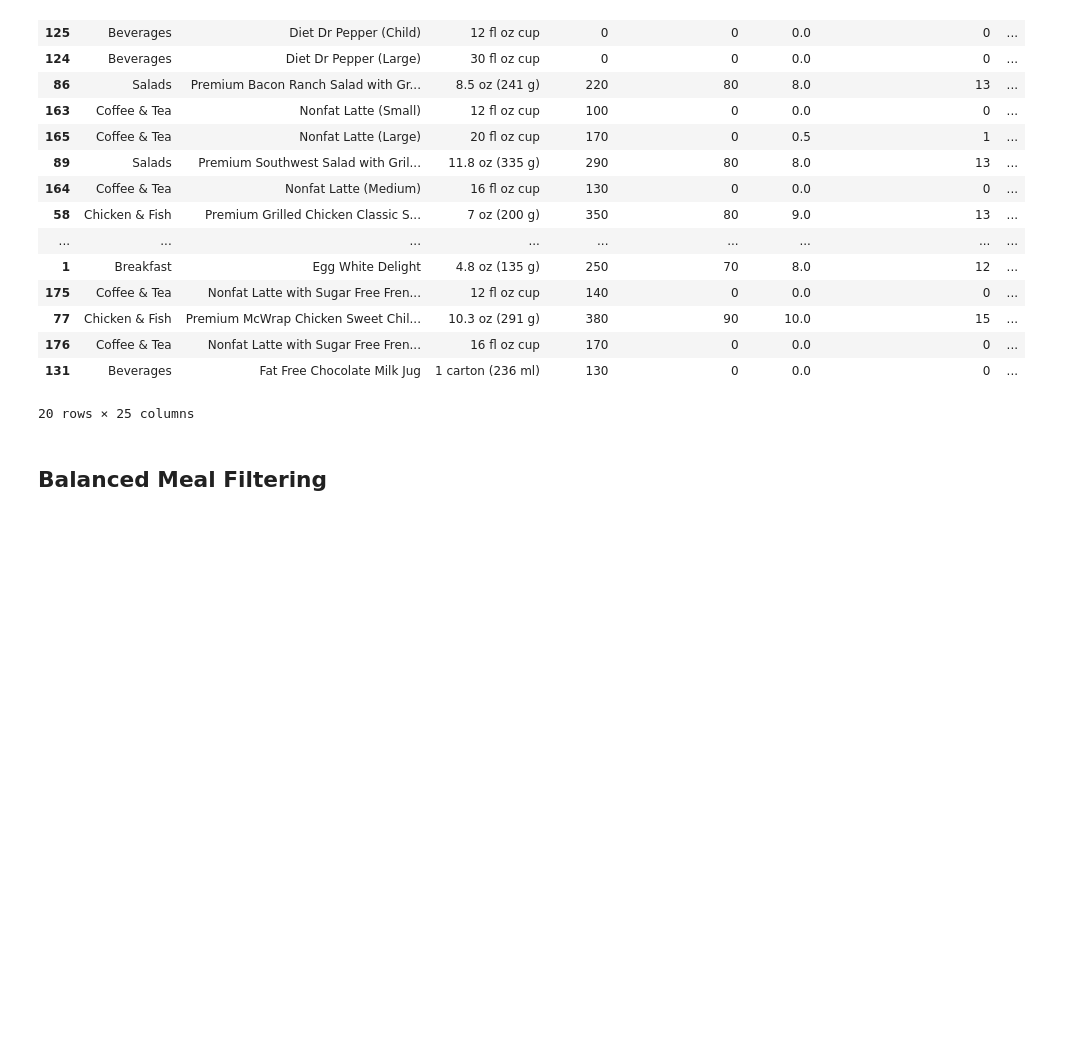
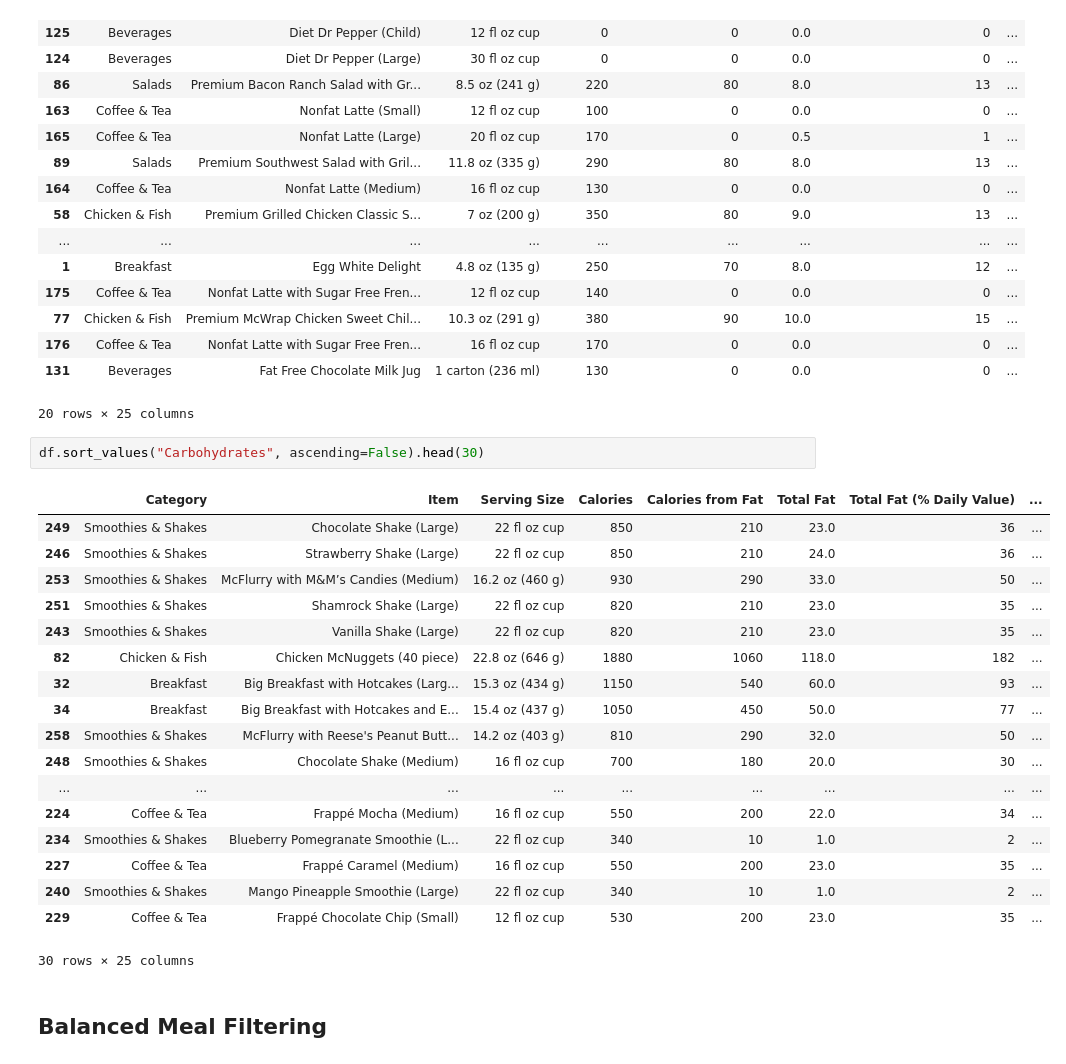
Before and after one commit to alena-analytics/mcdonalds-nutrition-analysis, a Jupyter notebook: analysis.ipynb, the cells around one changed output. Saved outputs shown, nothing was run; the diff lists cells and outputs as text; blank space fills up the shorter version.

```diff
--- a/analysis.ipynb
+++ b/analysis.ipynb
@@ -159,6 +211,27 @@ df.sort_values("protein_ratio", ascending=False).head(20)
 | 176 | Coffee & Tea | Nonfat Latte with Sugar Free Fren... | 16 fl oz cup | 170 | 0 | 0.0 | 0 | ... |
 | 131 | Beverages | Fat Free Chocolate Milk Jug | 1 carton (236 ml) | 130 | 0 | 0.0 | 0 | ... |
 20 rows × 25 columns
+# %%
+df.sort_values("Carbohydrates", ascending=False).head(30)
+# %% [output]
+|  | Category | Item | Serving Size | Calories | Calories from Fat | Total Fat | Total Fat (% Daily Value) | ... |
+| 249 | Smoothies & Shakes | Chocolate Shake (Large) | 22 fl oz cup | 850 | 210 | 23.0 | 36 | ... |
+| 246 | Smoothies & Shakes | Strawberry Shake (Large) | 22 fl oz cup | 850 | 210 | 24.0 | 36 | ... |
+| 253 | Smoothies & Shakes | McFlurry with M&M’s Candies (Medium) | 16.2 oz (460 g) | 930 | 290 | 33.0 | 50 | ... |
+| 251 | Smoothies & Shakes | Shamrock Shake (Large) | 22 fl oz cup | 820 | 210 | 23.0 | 35 | ... |
+| 243 | Smoothies & Shakes | Vanilla Shake (Large) | 22 fl oz cup | 820 | 210 | 23.0 | 35 | ... |
+| 82 | Chicken & Fish | Chicken McNuggets (40 piece) | 22.8 oz (646 g) | 1880 | 1060 | 118.0 | 182 | ... |
+| 32 | Breakfast | Big Breakfast with Hotcakes (Larg... | 15.3 oz (434 g) | 1150 | 540 | 60.0 | 93 | ... |
+| 34 | Breakfast | Big Breakfast with Hotcakes and E... | 15.4 oz (437 g) | 1050 | 450 | 50.0 | 77 | ... |
+| 258 | Smoothies & Shakes | McFlurry with Reese's Peanut Butt... | 14.2 oz (403 g) | 810 | 290 | 32.0 | 50 | ... |
+| 248 | Smoothies & Shakes | Chocolate Shake (Medium) | 16 fl oz cup | 700 | 180 | 20.0 | 30 | ... |
+| ... | ... | ... | ... | ... | ... | ... | ... | ... |
+| 224 | Coffee & Tea | Frappé Mocha (Medium) | 16 fl oz cup | 550 | 200 | 22.0 | 34 | ... |
+| 234 | Smoothies & Shakes | Blueberry Pomegranate Smoothie (L... | 22 fl oz cup | 340 | 10 | 1.0 | 2 | ... |
+| 227 | Coffee & Tea | Frappé Caramel (Medium) | 16 fl oz cup | 550 | 200 | 23.0 | 35 | ... |
+| 240 | Smoothies & Shakes | Mango Pineapple Smoothie (Large) | 22 fl oz cup | 340 | 10 | 1.0 | 2 | ... |
+| 229 | Coffee & Tea | Frappé Chocolate Chip (Small) | 12 fl oz cup | 530 | 200 | 23.0 | 35 | ... |
+30 rows × 25 columns
 # %% [markdown]
 ## Balanced Meal Filtering
 # %%
```
Also changed, not shown: parts of 6 cells of this notebook.
